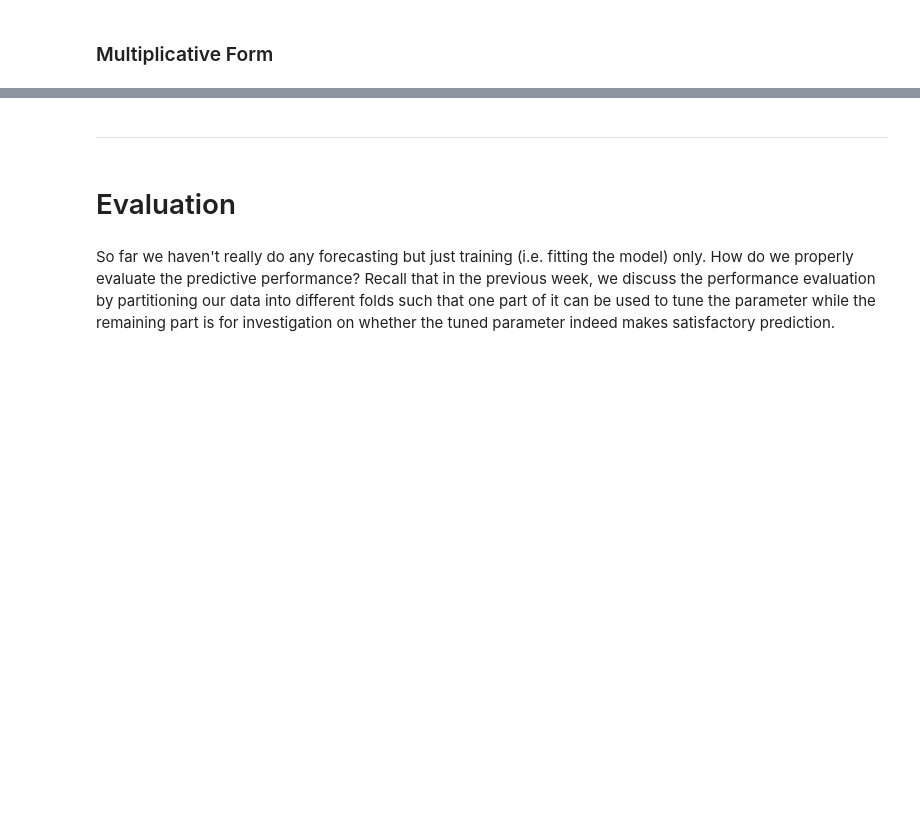
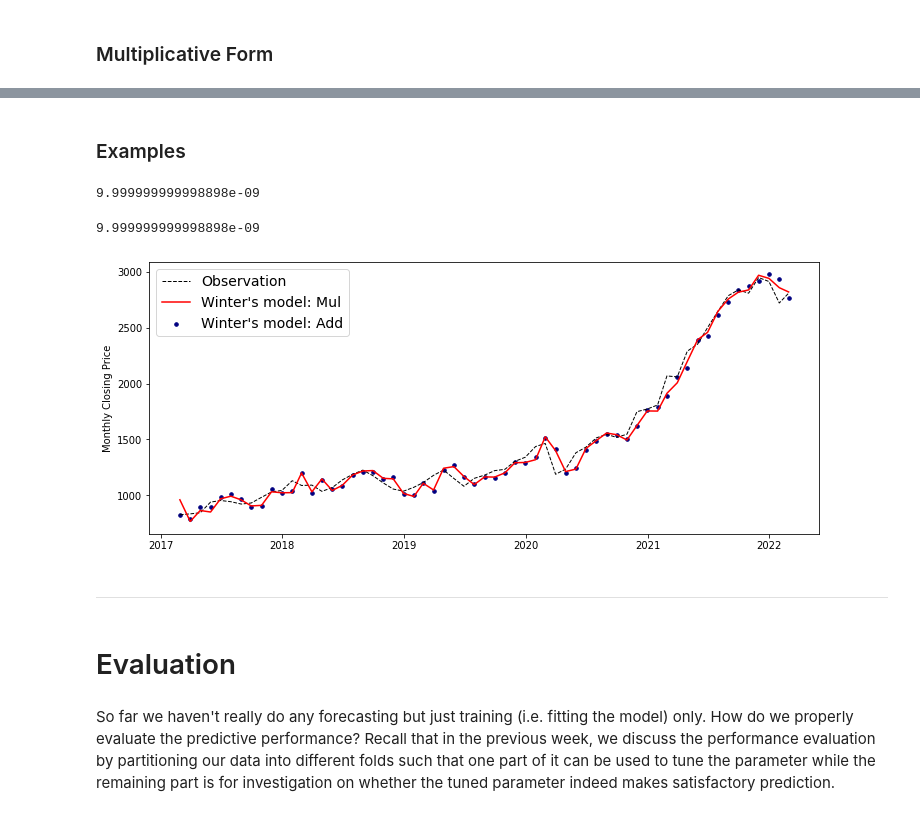
Before and after one commit to zhiyzuo/IS6400-Regression, a Jupyter notebook: IS6400-2122B-CityU-IS-Week-7-Time_Series-Smoothing.ipynb, the cells around one changed output, grey strips where cells are left out. Cells and saved outputs as stored; diff of their text form; code cells hidden in the pictures; blank space fills up the shorter version.

```diff
--- a/IS6400-2122B-CityU-IS-Week-7-Time_Series-Smoothing.ipynb
+++ b/IS6400-2122B-CityU-IS-Week-7-Time_Series-Smoothing.ipynb
@@ -69,7 +69,7 @@ Note that when a dataset includes records including repetitive measurements over
 # %% [markdown]
 How is time series analysis different from that with cross sectional data? Well, time series is complex due to its variety of patterns. To illustrate, we make use of a toy example below.
 # %%
-google_stock = pd.read_csv('GOOG.csv', date_parser='Date')
+google_stock = pd.read_csv('Data/GOOG.csv', date_parser='Date')
 google_stock.head(3)
 # %% [output]
 |  | Date | Open | High | Low | Close | Adj Close | Volume |
@@ -569,3 +575,36 @@ where $k$ is the integer (the number excluding the decimal part) of $(h-1)/m$.
+# %% [markdown]
+### Examples
+# %%
+winter_exp_add = sm.tsa.ETSModel(closing_price_monthly, error='add',
+                                 trend='add',damped_trend=True,
+                                 seasonal='add', seasonal_periods=12)
+winter_exp_add = winter_exp_add.fit(maxiter=1e5, disp=False)
+# %%
+winter_exp_add.gamma
+# %% [output]
+9.999999999998898e-09
+# %%
+winter_exp_mul = sm.tsa.ETSModel(closing_price_monthly, error='add',
+                                 trend='add', damped_trend=True,
+                                 seasonal='mul', seasonal_periods=12)
+winter_exp_mul = winter_exp_mul.fit(maxiter=1e5, disp=False)
+# %%
+winter_exp_mul.gamma
+# %% [output]
+9.999999999998898e-09
+# %%
+fig, ax = plt.subplots(figsize=[12, 5])
+ax.plot(closing_price_monthly.index, closing_price_monthly.values,
+        linestyle='--', linewidth=1,
+        label='Observation', color='k')
+ax.scatter(closing_price_monthly.index, winter_exp_add.fittedvalues,
+           label='Winter\'s model: Add', s=50, marker='.', color='navy')
+ax.plot(closing_price_monthly.index, winter_exp_mul.fittedvalues,
+           label='Winter\'s model: Mul', color='r')
+ax.set_ylabel('Monthly Closing Price')
+_ = ax.legend(prop={'size': 14})
+# %% [output]
+[figure, added]
 # %% [markdown]
 ---
 # %% [markdown]
```
Also changed, not shown: parts of 33 cells of this notebook, 3 other files.
